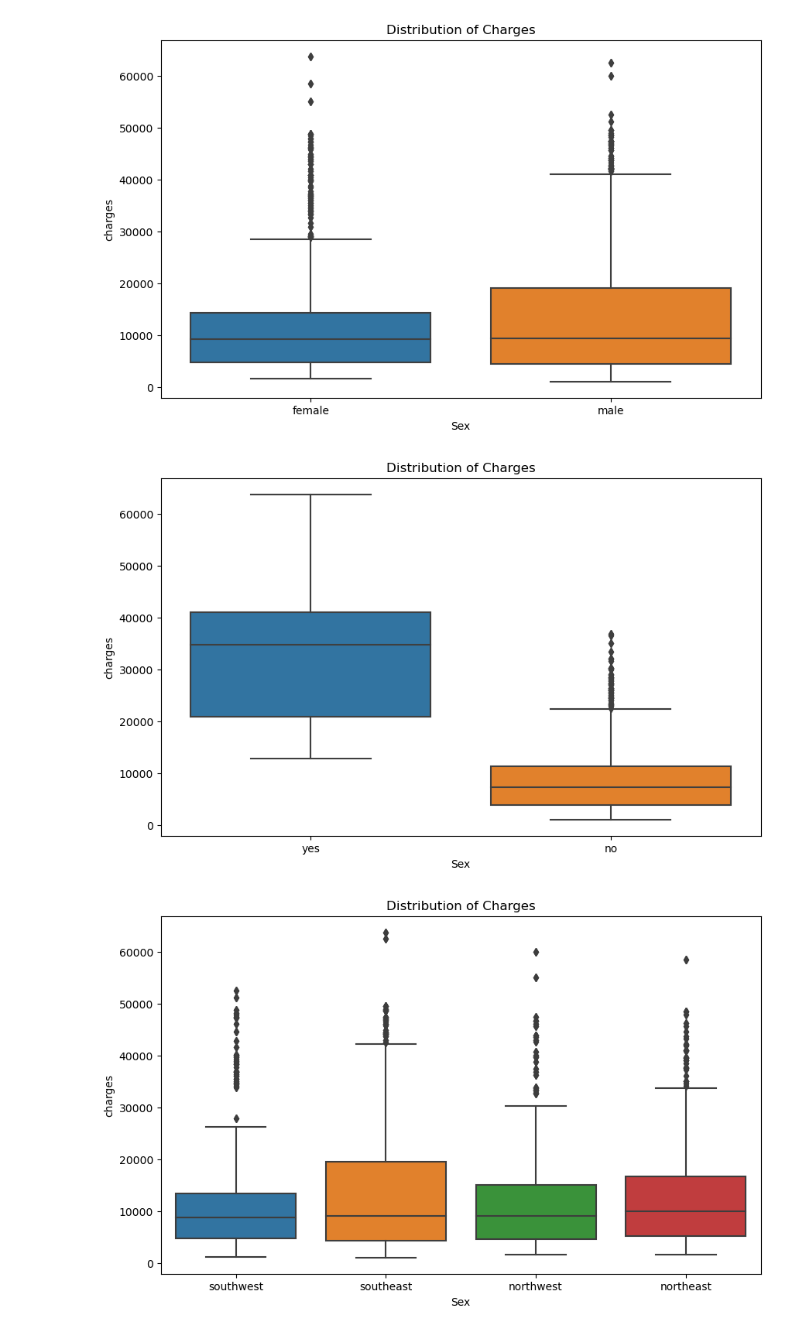
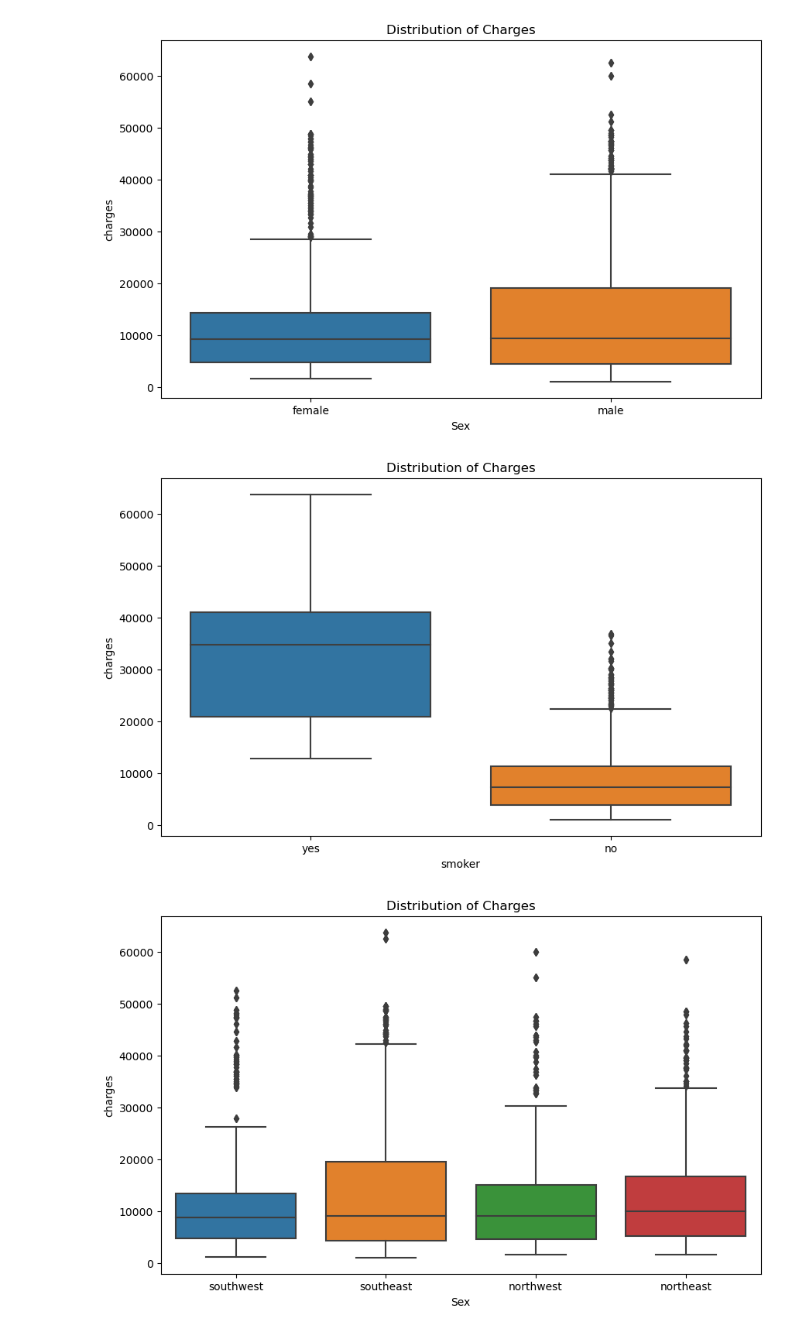
Before and after one commit to tyagi2607/data-science-portfolio, a Jupyter notebook: 1. medical_insurance_cost_prediction/cleaning_exploration.ipynb, the cells around one changed output. Drawn from its saved outputs; the diff is of its cells as text; code cells hidden in the pictures.

```diff
--- a/1. medical_insurance_cost_prediction/cleaning_exploration.ipynb
+++ b/1. medical_insurance_cost_prediction/cleaning_exploration.ipynb
@@ -184,11 +202,11 @@ plt.show()
 # %%
 sns.boxplot(y='charges', x= "smoker", data=df)
 plt.title('Distribution of Charges')
-plt.xlabel('Sex')
+plt.xlabel('smoker')
 # plt.ylabel('Frequency')
 plt.show()
 # %% [output]
-[figure, old version]
+[figure, new version]
 # %%
 sns.boxplot(y='charges', x= "region", data=df)
 plt.title('Distribution of Charges')
```
Also changed, not shown: parts of 30 cells of this notebook.
